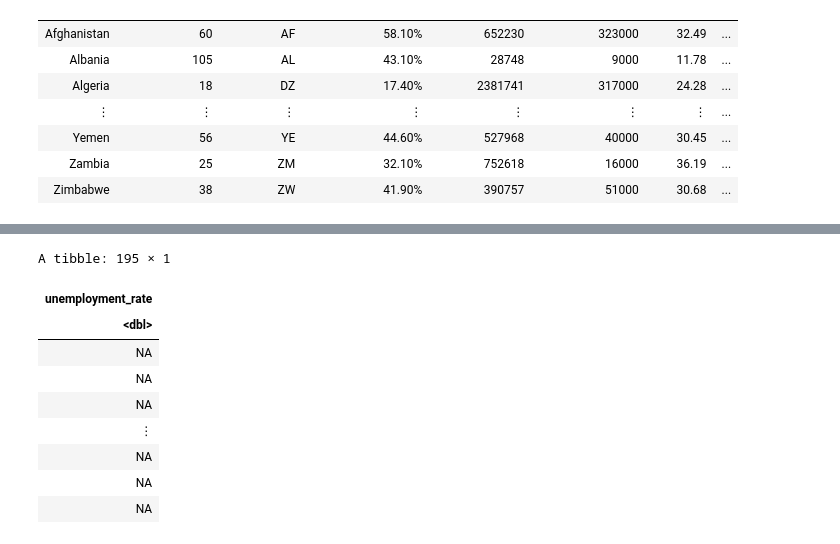
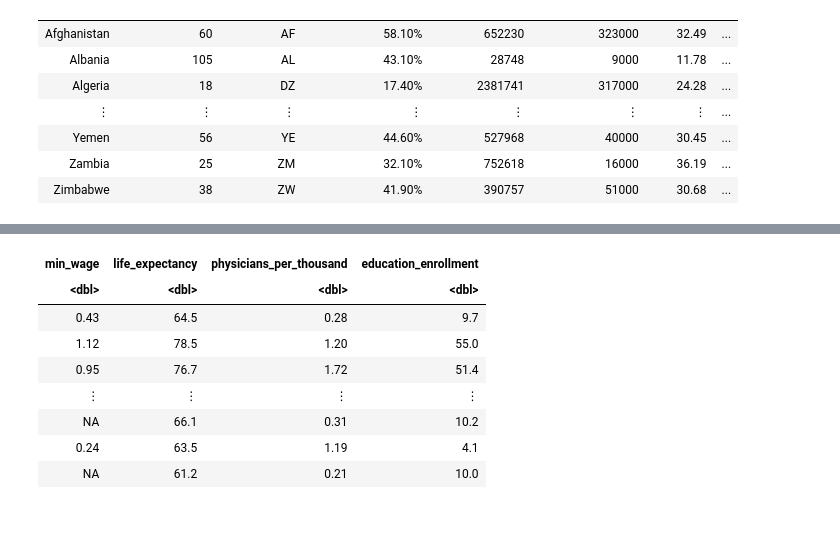
Before and after one commit to Russell-97/Life-Expectancy-Predictor, a Jupyter notebook: Prelim Data Anal.ipynb, the cells around one changed output, grey strips where cells are left out. Cells and saved outputs as stored; diff of their text form; code cells hidden in the pictures.

Commit message:
Complete Data Analysis

```diff
--- a/Prelim Data Anal.ipynb
+++ b/Prelim Data Anal.ipynb
@@ -35,11 +50,11 @@ A spec_tbl_df: 195 × 35
 | Zambia | 25 | ZM | 32.10% | 752618 | 16000 | 36.19 | ... |
 | Zimbabwe | 38 | ZW | 41.90% | 390757 | 51000 | 30.68 | ... |
 # %%
-data_mutated <- rename(data, life_expectancy = "Life expectancy", education_enrollment = "Gross tertiary education enrollment (%)", physicians_per_thousand = "Physicians per thousand", unemployment_rate = "Unemployment rate")|>
+data_cleaned <- rename(data, life_expectancy = "Life expectancy", education_enrollment = "Gross tertiary education enrollment (%)", physicians_per_thousand = "Physicians per thousand", min_wage = "Minimum wage")|>
 mutate(education_enrollment = substr(education_enrollment, 1, nchar(education_enrollment)-1)) |>
 mutate(education_enrollment = as.double(education_enrollment))|>
-mutate(unemployment_rate = substr(unemployment_rate, 2, nchar(unemployment_rate))) |>
-mutate(unemployment_rate = as.double(unemployment_rate)) |>
-select(unemployment_rate)
-data_mutated
+mutate(min_wage = substr(min_wage, 2, nchar(min_wage))) |>
+mutate(min_wage = as.double(min_wage)) |>
+select(min_wage, life_expectancy, physicians_per_thousand, education_enrollment)
+data_cleaned
 # %% [output]
@@ -51,10 +62,9 @@ Caused by warning:
-A tibble: 195 × 1
-| unemployment_rate |
-| <dbl> |
-| NA |
-| NA |
-| NA |
-| ⋮ |
-| NA |
-| NA |
-| NA |
+| min_wage | life_expectancy | physicians_per_thousand | education_enrollment |
+| <dbl> | <dbl> | <dbl> | <dbl> |
+| 0.43 | 64.5 | 0.28 | 9.7 |
+| 1.12 | 78.5 | 1.20 | 55.0 |
+| 0.95 | 76.7 | 1.72 | 51.4 |
+| ⋮ | ⋮ | ⋮ | ⋮ |
+| NA | 66.1 | 0.31 | 10.2 |
+| 0.24 | 63.5 | 1.19 | 4.1 |
+| NA | 61.2 | 0.21 | 10.0 |
```
Also changed, not shown: parts of 4 cells of this notebook.
